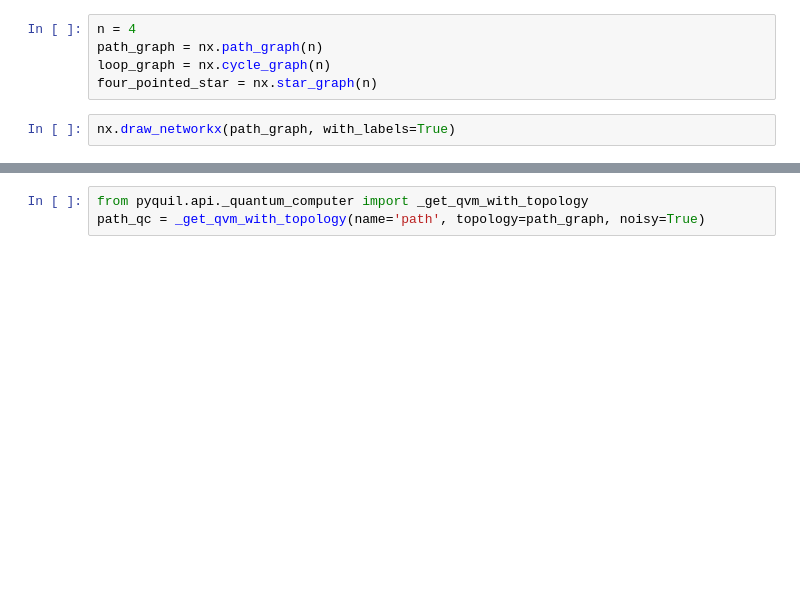
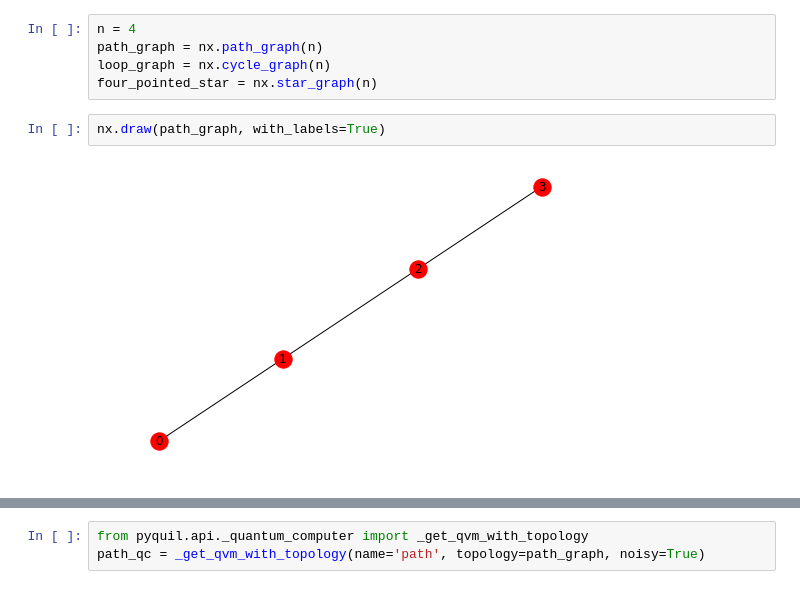
Before and after one commit to rigetti/forest-benchmarking, a Jupyter notebook: examples/quantum_volume.ipynb, the cells around one changed output, grey strips where cells are left out. Drawn from its saved outputs; the diff is of its cells as text; blank space fills up the shorter version.

```diff
--- a/examples/quantum_volume.ipynb
+++ b/examples/quantum_volume.ipynb
@@ -115,5 +128,7 @@ path_graph = nx.path_graph(n)
 loop_graph = nx.cycle_graph(n)
 four_pointed_star = nx.star_graph(n)
 # %%
-nx.draw_networkx(path_graph, with_labels=True)
+nx.draw(path_graph, with_labels=True)
+# %% [output]
+[figure, added]
 # %%
```
Also changed, not shown: parts of 23 cells of this notebook.
